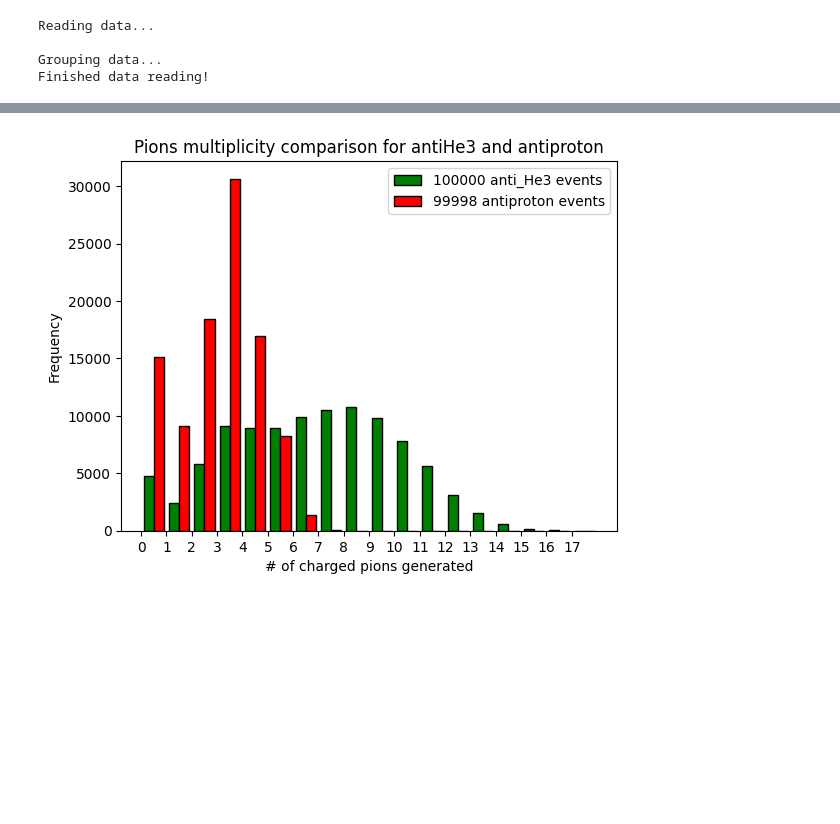
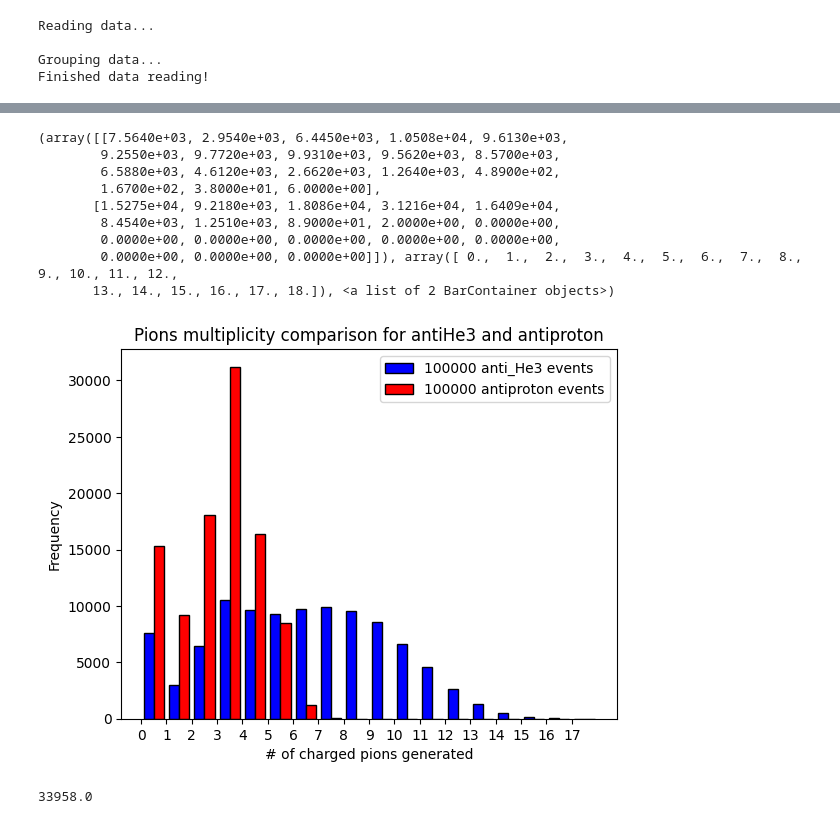
Before and after one commit to Eclipsedclaw/GRAMS, a Jupyter notebook: analysis/2023_Paper/2024_Daughter_chargedpion_analysis.ipynb, the cells around one changed output, grey strips where cells are left out. Cells and saved outputs as stored; diff of their text form; code cells hidden in the pictures; blank space fills up the shorter version.

```diff
--- a/analysis/2023_Paper/2024_Daughter_chargedpion_analysis.ipynb
+++ b/analysis/2023_Paper/2024_Daughter_chargedpion_analysis.ipynb
@@ -194,33 +194,46 @@ plt.show()
 # %%
 He3bar_charged_pion = np.array(N_mu_minus) + np.array(N_mu_plus)
 protonbar_charged_pion = np.array(proton_N_mu_plus) + np.array(proton_N_mu_minus)
 
 Charged_pion_comparison = [He3bar_charged_pion, protonbar_charged_pion]
 Charged_pion_label = [f'{len(He3bar_charged_pion)} anti_He3 events', f'{len(protonbar_charged_pion)} antiproton events']
-Charged_pion_color = ['green', 'red']
+Charged_pion_color = ['blue', 'red']
 
 plt.figure(1)
 
 # Determine the range of the data to set integer bins
 all_values = np.append(He3bar_charged_pion, protonbar_charged_pion)
 min_value = min(all_values)
 max_value = max(all_values)
 bins = range(min_value, max_value + 2)  # +2 to include the last integer
 
-plt.hist(Charged_pion_comparison, bins=bins, label=Charged_pion_label, color=Charged_pion_color, edgecolor='black')
-
+test = plt.hist(Charged_pion_comparison, bins=bins, label=Charged_pion_label, color=Charged_pion_color, edgecolor='black')
+print(test)
 # Set x-ticks to be integers
 plt.xticks(range(min_value, max_value + 1))
 
 
 # Add labels and title
 plt.xlabel('# of charged pions generated')
 #plt.xticks(x_values, x_name, rotation=45, ha='right')
 plt.ylabel('Frequency')
 plt.legend()
 plt.title('Pions multiplicity comparison for antiHe3 and antiproton')
 
 # Show the plot
 plt.show()
 # %% [output]
+(array([[7.5640e+03, 2.9540e+03, 6.4450e+03, 1.0508e+04, 9.6130e+03,
+        9.2550e+03, 9.7720e+03, 9.9310e+03, 9.5620e+03, 8.5700e+03,
+        6.5880e+03, 4.6120e+03, 2.6620e+03, 1.2640e+03, 4.8900e+02,
+        1.6700e+02, 3.8000e+01, 6.0000e+00],
+       [1.5275e+04, 9.2180e+03, 1.8086e+04, 3.1216e+04, 1.6409e+04,
+        8.4540e+03, 1.2510e+03, 8.9000e+01, 2.0000e+00, 0.0000e+00,
+        0.0000e+00, 0.0000e+00, 0.0000e+00, 0.0000e+00, 0.0000e+00,
+        0.0000e+00, 0.0000e+00, 0.0000e+00]]), array([ 0.,  1.,  2.,  3.,  4.,  5.,  6.,  7.,  8.,  9., 10., 11., 12.,
+       13., 14., 15., 16., 17., 18.]), <a list of 2 BarContainer objects>)
-[figure, old version]
+[figure, new version]
+# %%
+print(np.sum(test[0][0][8:,]))
+# %% [output]
+33958.0
```
Also changed, not shown: parts of 3 cells of this notebook, 1 other file.
